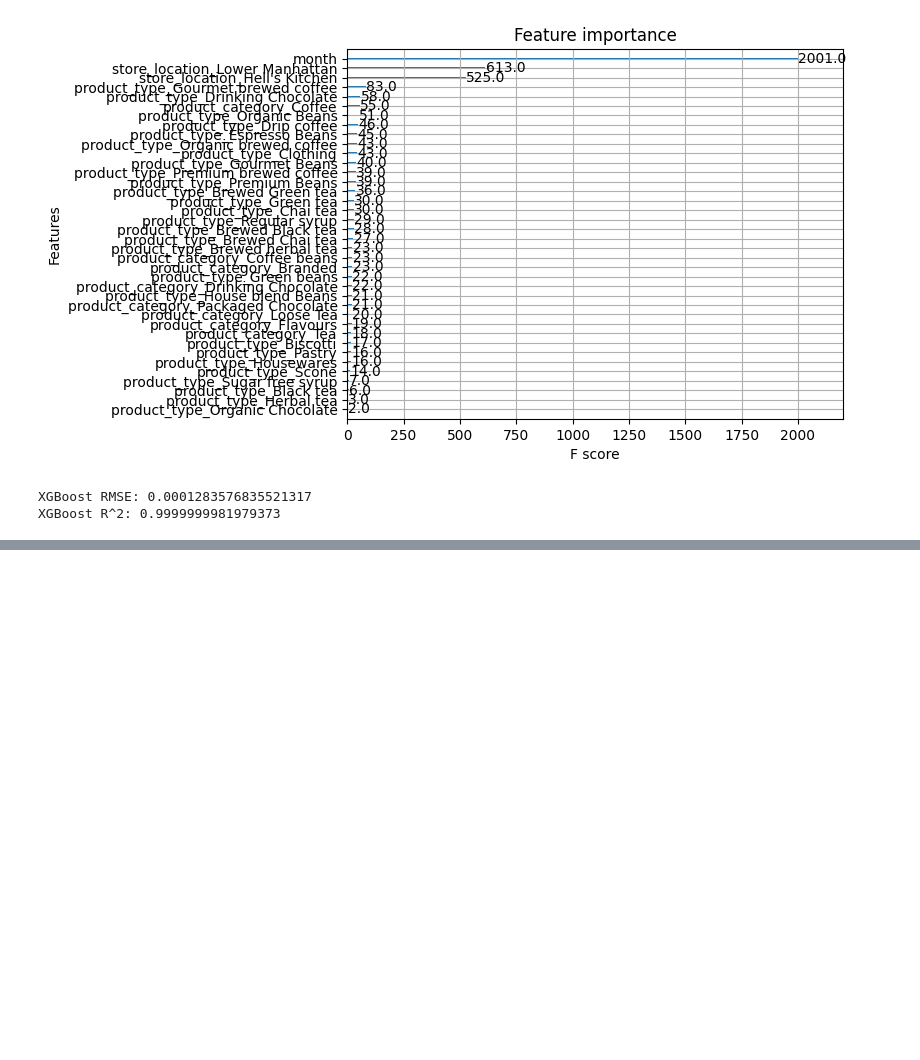
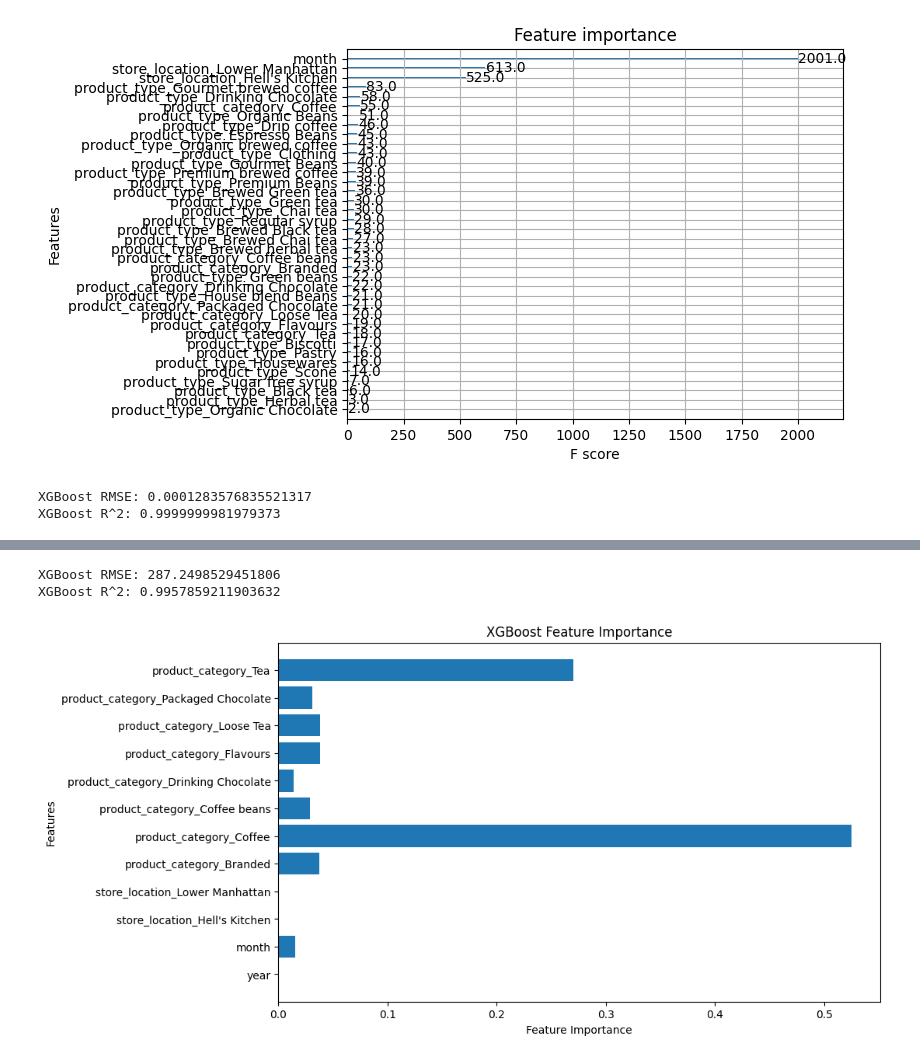
Before and after one commit to Ismat-Samadov/Sales_Forecasting, a Jupyter notebook: modelling.ipynb, the cells around one changed output, grey strips where cells are left out. Cells and saved outputs as stored; diff of their text form; code cells hidden in the pictures; blank space fills up the shorter version.

Commit message:
check

```diff
--- a/modelling.ipynb
+++ b/modelling.ipynb
@@ -612,0 +539,80 @@ Predicted Sales for Lower Manhattan in 2024-1: 3.297071933746338
+# %%
+import pandas as pd
+from xgboost import XGBRegressor
+from sklearn.model_selection import train_test_split
+from sklearn.metrics import mean_squared_error, r2_score
+from sklearn.preprocessing import StandardScaler
+import joblib
+
+# Step 1: Load the Dataset and Preprocess
+df = pd.read_excel('data/Coffee Shop Sales.xlsx')
+
+# Extract year and month from 'transaction_date'
+df['transaction_date'] = pd.to_datetime(df['transaction_date'])
+df['year'] = df['transaction_date'].dt.year
+df['month'] = df['transaction_date'].dt.month
+
+# Calculate total sales
+df['Total Sales'] = df['transaction_qty'] * df['unit_price']
+
+# Drop unnecessary columns before aggregation
+df = df.drop(['transaction_id', 'transaction_time', 'product_detail'], axis=1)
+
+# Aggregate data: Sum up sales by year, month, store, and product category
+df_grouped = df.groupby(['year', 'month', 'store_location', 'product_category'], as_index=False).agg({
+    'Total Sales': 'sum'
+})
+
+# One-Hot Encode categorical variables after aggregation
+df_grouped = pd.get_dummies(df_grouped, columns=['store_location', 'product_category'], drop_first=True)
+
+# Save the feature columns for later use
+joblib.dump(df_grouped.columns, 'columns.pkl')
+
+# Define feature set X (excluding 'Total Sales') and target y
+X = df_grouped.drop(['Total Sales'], axis=1)  # Features
+y = df_grouped['Total Sales']  # Target variable
+
+# Step 2: Feature Scaling (Optional: Can improve performance for certain models)
+scaler = StandardScaler()
+X_scaled = scaler.fit_transform(X)
+
+# Train-Test Split
+X_train, X_test, y_train, y_test = train_test_split(X_scaled, y, test_size=0.2, random_state=42)
+
+# Step 3: Train the Model with Hyperparameter Tuning
+xgb_model = XGBRegressor(
+    n_estimators=500,
+    learning_rate=0.05,
+    max_depth=6,
+    min_child_weight=1,
+    subsample=0.8,
+    colsample_bytree=0.8,
+    random_state=42
+)
+xgb_model.fit(X_train, y_train)
+
+# Save the trained model
+joblib.dump(xgb_model, 'xgb_coffee_sales_model.joblib')
+
+# Step 4: Evaluate the Model
+y_pred_xgb = xgb_model.predict(X_test)
+rmse_xgb = mean_squared_error(y_test, y_pred_xgb, squared=False)
+r2_xgb = r2_score(y_test, y_pred_xgb)
+
+print(f"XGBoost RMSE: {rmse_xgb}")
+print(f"XGBoost R^2: {r2_xgb}")
+
+# Step 5: Check Feature Importance
+import matplotlib.pyplot as plt
+
+plt.figure(figsize=(10, 6))
+plt.barh(X.columns, xgb_model.feature_importances_)
+plt.xlabel('Feature Importance')
+plt.ylabel('Features')
+plt.title('XGBoost Feature Importance')
+plt.show()
+# %% [output]
+XGBoost RMSE: 287.2498529451806
+XGBoost R^2: 0.9957859211903632
+[figure, added]
```
Also changed, not shown: parts of 2 cells of this notebook, 3 other files.
